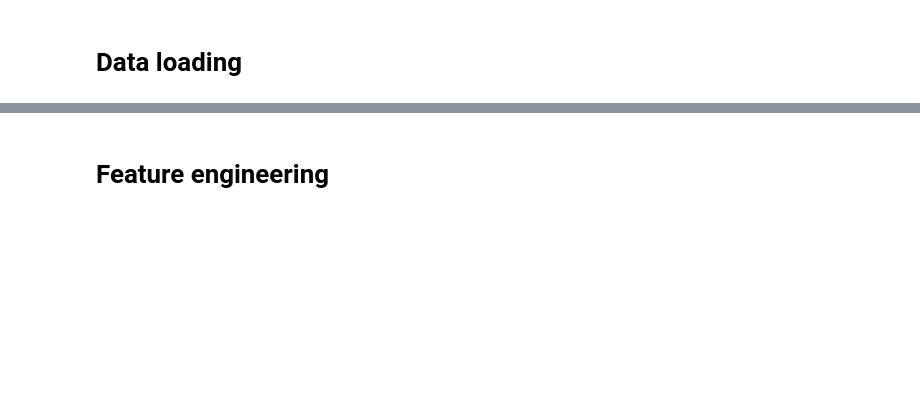
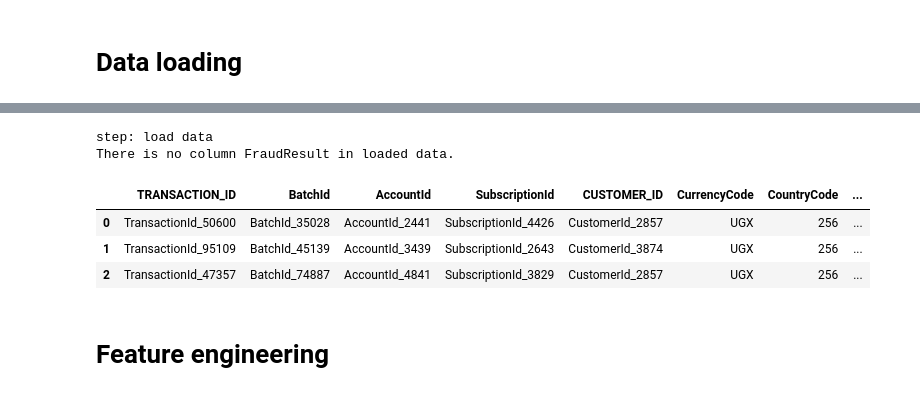
Before and after one commit to FadelMamar/fraud-detection-galsen, a Jupyter notebook: notebooks/test.ipynb, the cells around one changed output, grey strips where cells are left out. Drawn from its saved outputs; the diff is of its cells as text; code cells hidden in the pictures; blank space fills up the shorter version.

```diff
--- a/notebooks/test.ipynb
+++ b/notebooks/test.ipynb
@@ -5,2 +14,12 @@
+# %%
+raw_data_pred = load_data(r"D:\fraud-detection-galsen\data\test.csv")
+raw_data_pred.head(3)
+# %% [output]
+step: load data
+There is no column FraudResult in loaded data.
+|  | TRANSACTION_ID | BatchId | AccountId | SubscriptionId | CUSTOMER_ID | CurrencyCode | CountryCode | ... |
+| 0 | TransactionId_50600 | BatchId_35028 | AccountId_2441 | SubscriptionId_4426 | CustomerId_2857 | UGX | 256 | ... |
+| 1 | TransactionId_95109 | BatchId_45139 | AccountId_3439 | SubscriptionId_2643 | CustomerId_3874 | UGX | 256 | ... |
+| 2 | TransactionId_47357 | BatchId_74887 | AccountId_4841 | SubscriptionId_3829 | CustomerId_2857 | UGX | 256 | ... |
 # %% [markdown]
 # Feature engineering
```
Also changed, not shown: parts of 11 cells of this notebook, 7 other files.
